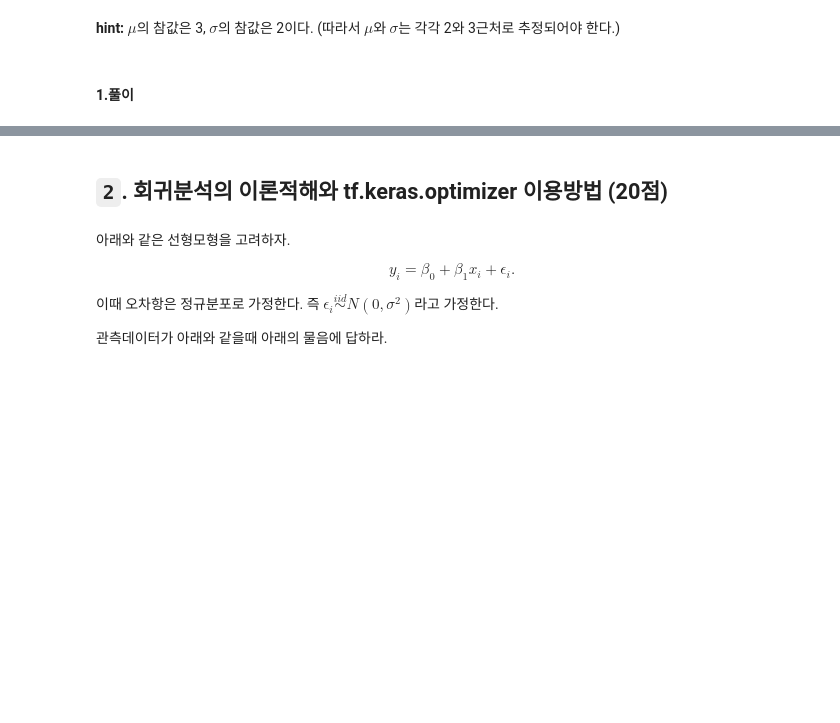
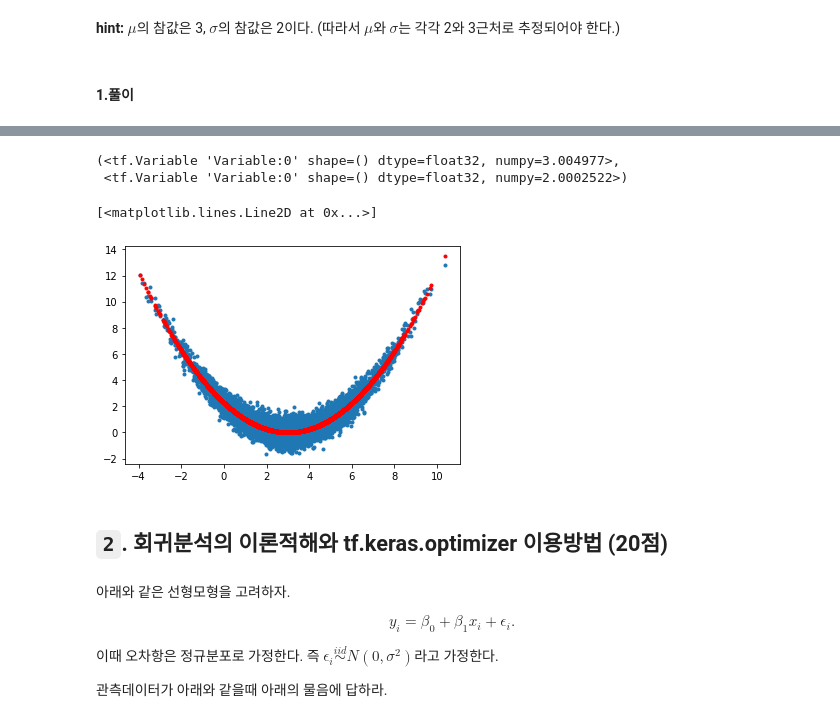
Before and after one commit to kimha02/ham, a Jupyter notebook: _notebooks/2022_04_23_중간고사예상문제.ipynb, the cells around one changed output, grey strips where cells are left out. Saved outputs shown, nothing was run; the diff lists cells and outputs as text; code cells hidden in the pictures; blank space fills up the shorter version.

```diff
--- a/_notebooks/2022_04_23_중간고사예상문제.ipynb
+++ b/_notebooks/2022_04_23_중간고사예상문제.ipynb
@@ -78,0 +45,3 @@ y_hat=9.03545358+2.25155218*x
+# %%
+epsilon = tnp.random.randn(N)*0.5
+y=(x-3)**2/2**2+epsilon
@@ -78,0 +52,3 @@ y_hat=9.03545358+2.25155218*x
+# %%
+mu_hat = tf.Variable(2.0)
+sigma_hat = tf.Variable(3.0)
@@ -79,3 +65,16 @@ y_hat=9.03545358+2.25155218*x
+# %%
+mu_hat, sigma_hat
+# %% [output]
+(<tf.Variable 'Variable:0' shape=() dtype=float32, numpy=3.004977>,
+ <tf.Variable 'Variable:0' shape=() dtype=float32, numpy=2.0002522>)
+# %%
+yhat=(x-mu_hat)**2/(sigma_hat**2)
+# %%
+plt.plot(x,y,'.')
+plt.plot(x,yhat,'r.')
+# %% [output]
+[<matplotlib.lines.Line2D at 0x...>]
+[figure, added]
 # %% [markdown]
 ## `2`. 회귀분석의 이론적해와 tf.keras.optimizer 이용방법 (20점)
 # %% [markdown]
```
Also changed, not shown: parts of 26 cells of this notebook, 1 other file.
